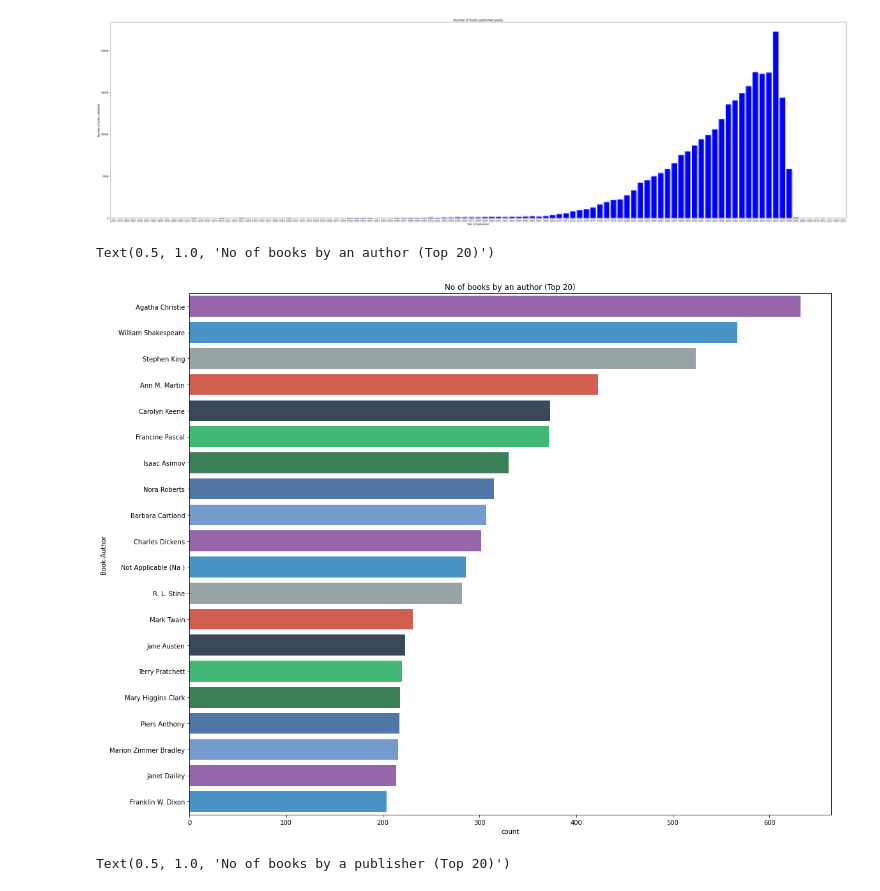
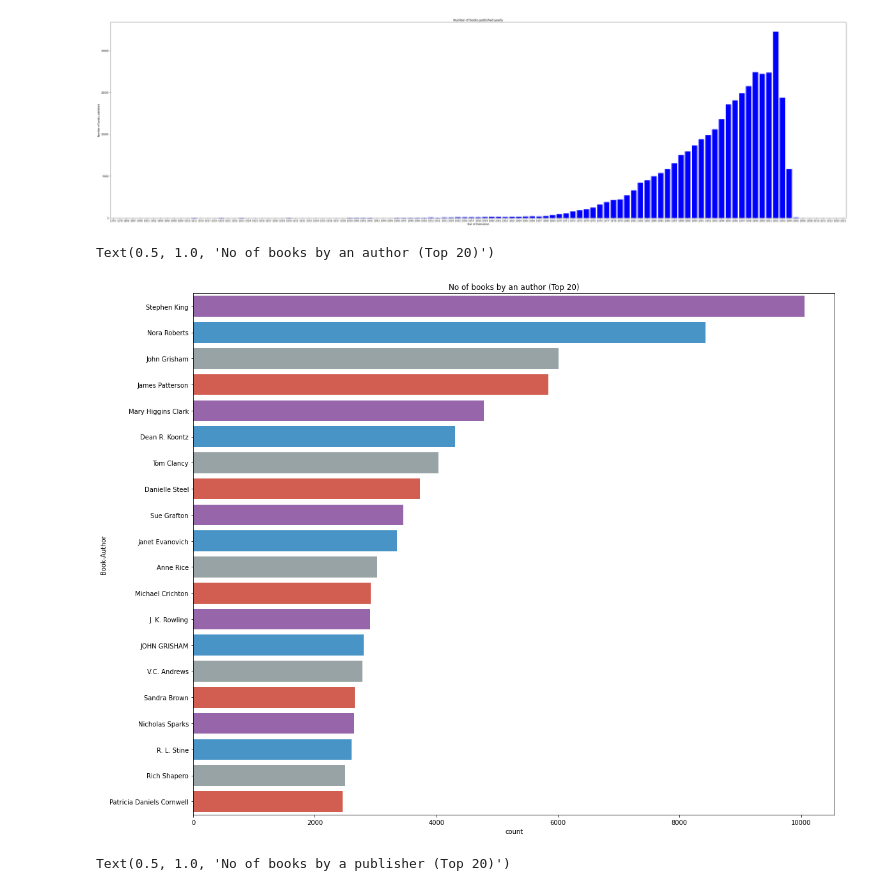
Before and after one commit to Shailendra114/Books-Recommendation-System-Unsupervised-Machine-Learning-, a Jupyter notebook: Books_Recommendation_System.ipynb, the cells around one changed output. Saved outputs shown, nothing was run; the diff lists cells and outputs as text; code cells hidden in the pictures.

```diff
--- a/Books_Recommendation_System.ipynb
+++ b/Books_Recommendation_System.ipynb
@@ -780,11 +780,11 @@ plt.show()
 # %%
 # lets plot graph for top 20 books by authors
 plt.figure(figsize=(18,15))
-sns.countplot(y="Book-Author", data=books,order=books['Book-Author'].value_counts().index[0:20],palette=["#9b59b6", "#3498db", "#95a5a6", "#e74c3c", "#34495e", "#2ecc71",'seagreen', "#4374B3","#69d"])
+sns.countplot(y="Book-Author", data=merged_data,order=merged_data['Book-Author'].value_counts().index[0:20],palette=["#9b59b6", "#3498db", "#95a5a6", "#e74c3c"])
 plt.title("No of books by an author (Top 20)")
 # %% [output]
 Text(0.5, 1.0, 'No of books by an author (Top 20)')
-[figure, old version]
+[figure, new version]
 # %%
 # lets plot graph for top 20 books by publishers
 plt.figure(figsize=(18,15))
```
Also changed, not shown: parts of 5 cells of this notebook.
